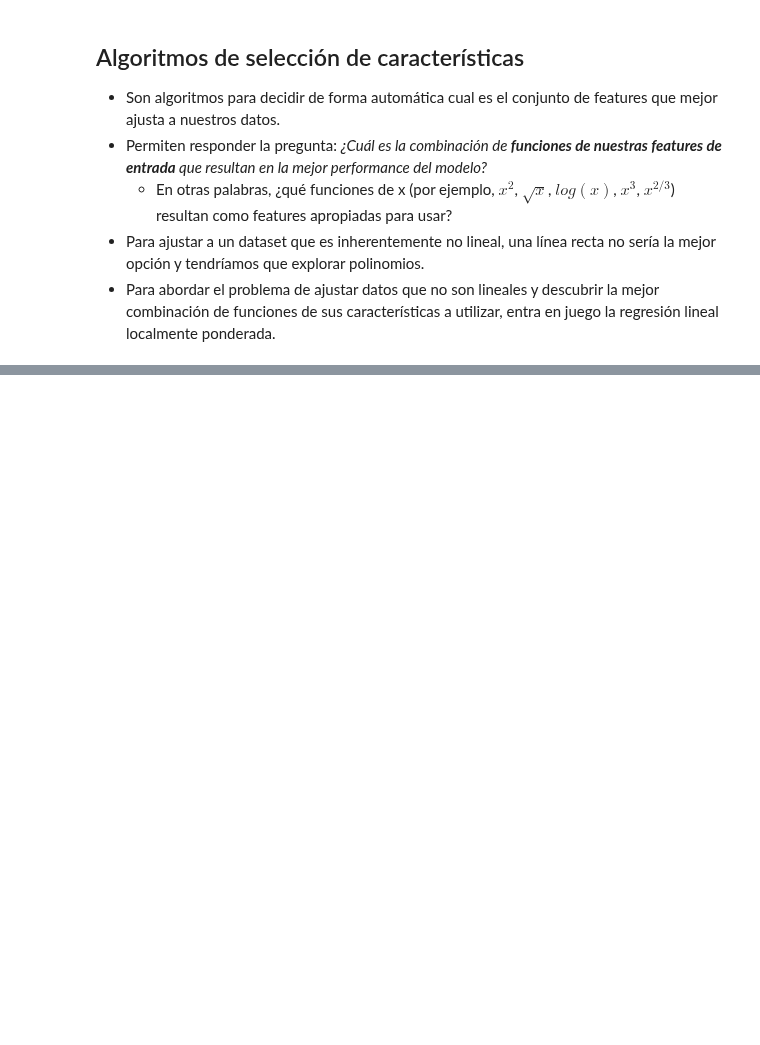
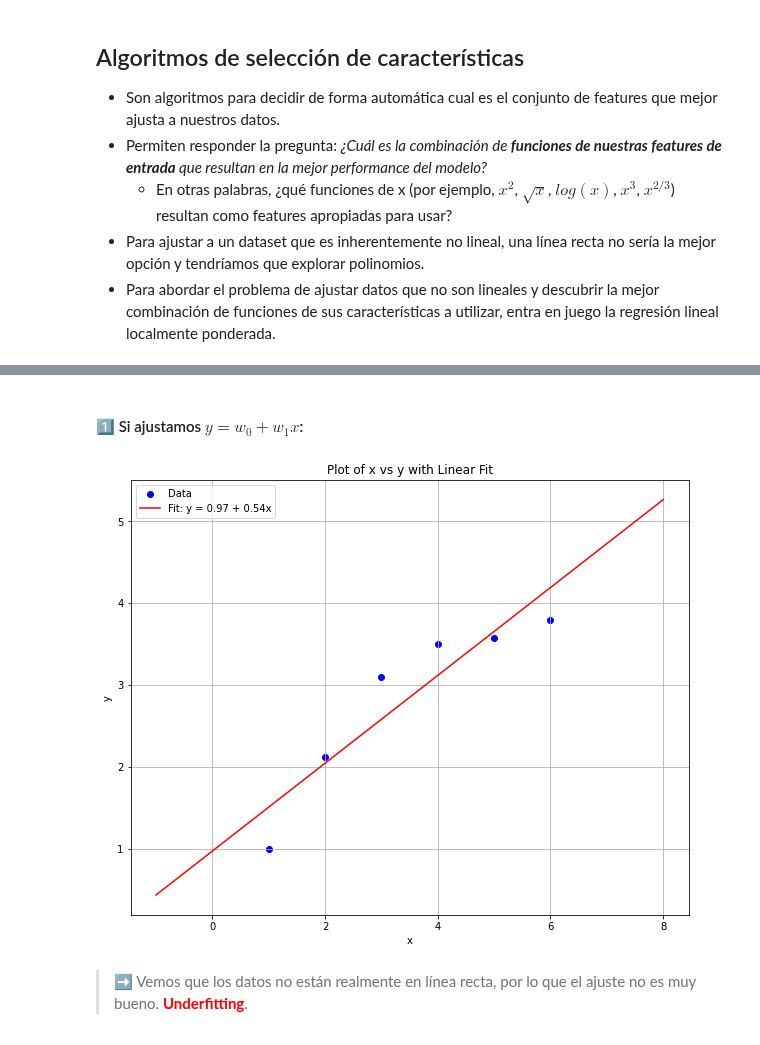
Before and after one commit to tmonreal/i302-Machine-Learning, a Jupyter notebook: Clase 7: Regresion Lineal Localmente Ponderada/clase7.ipynb, the cells around one changed output, grey strips where cells are left out. Saved outputs shown, nothing was run; the diff lists cells and outputs as text; code cells hidden in the pictures; blank space fills up the shorter version.

```diff
--- a/Clase 7: Regresion Lineal Localmente Ponderada/clase7.ipynb
+++ b/Clase 7: Regresion Lineal Localmente Ponderada/clase7.ipynb
@@ -41,2 +49,27 @@
+# %% [markdown]
+#### 1️⃣ Si ajustamos $y = w_0 + w_1 x$:
+# %%
+plt.figure(figsize=(10, 8))
+plt.scatter(x_values, y_values, marker='o', color='b', label='Data')
+
+# Ajustamos y = w_0 + w_1*x
+X = np.array(x_values).reshape(-1, 1)
+Y = np.array(y_values)
+X = np.hstack((np.ones((X.shape[0], 1)), X))  # Add a column of ones for the intercept
+W = np.linalg.inv(X.T @ X) @ X.T @ Y  # Calculate the parameters w_0 and w_1
+x_fit = np.linspace(min(x_values)-2, max(x_values)+2, 100)
+y_fit = W[0] + W[1] * x_fit
+plt.plot(x_fit, y_fit, color='r', label=f'Fit: y = {W[0]:.2f} + {W[1]:.2f}x')
+
+plt.title('Plot of x vs y with Linear Fit')
+plt.xlabel('x')
+plt.ylabel('y')
+plt.grid(True)
+plt.legend()
+plt.show()
+# %% [output]
+[figure, added]
+# %% [markdown]
+> ➡️ Vemos que los datos no están realmente en línea recta, por lo que el ajuste no es muy bueno. <font color=red>__Underfitting__</font>.
 # %% [markdown]
 #### 2️⃣ Si ajustamos:  $y = w_0 + w_1 x + w_2 x^2$ (agregamos una feature más $x^2$):
```
Also changed, not shown: parts of 19 cells of this notebook, 4 other files.
